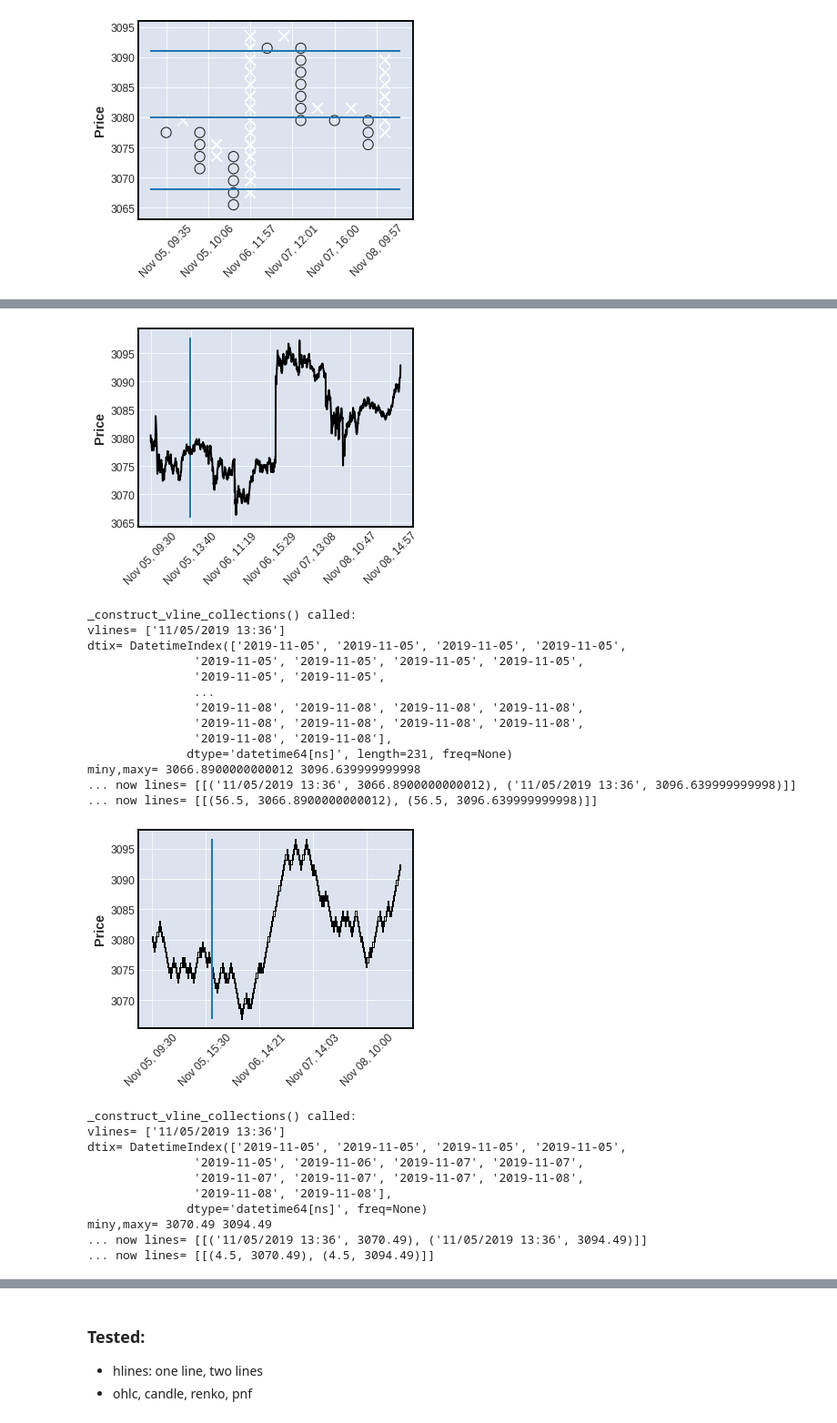
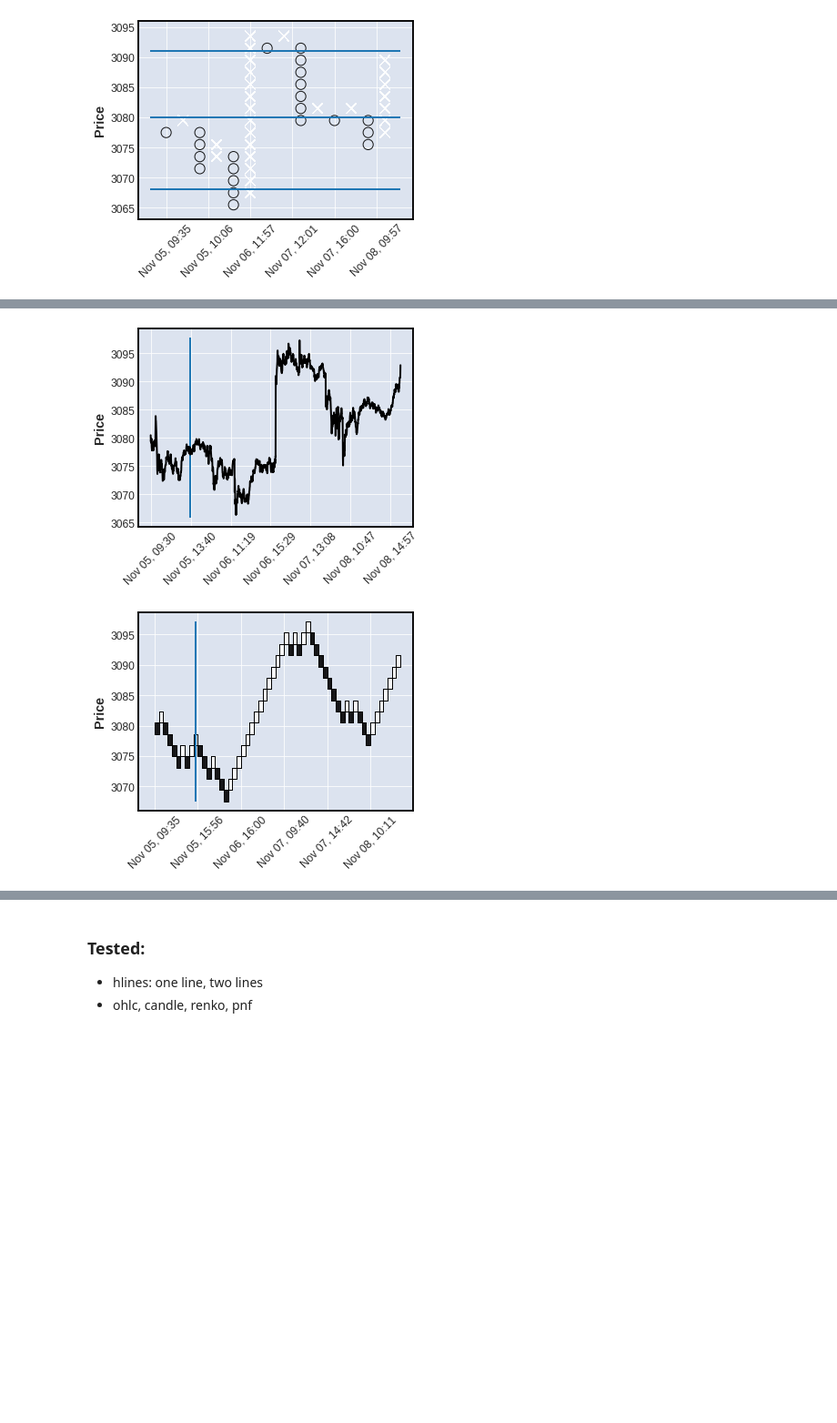
Before and after one commit to matplotlib/mplfinance, a Jupyter notebook: examples/scratch_pad/dev_lines.ipynb, the cells around one changed output, grey strips where cells are left out. Shown at 91% size. Drawn from its saved outputs; the diff is of its cells as text; code cells hidden in the pictures; blank space fills up the shorter version.

```diff
--- a/examples/scratch_pad/dev_lines.ipynb
+++ b/examples/scratch_pad/dev_lines.ipynb
@@ -488,6 +312,6 @@ minx,maxx= -0.9285714285714286 13.928571428571429
 mpf.plot(idf,type='ohlc',vlines=['11/05/2019 13:36'],figscale=0.75)
 mpf.plot(idf,type='candle',vlines=['11/05/2019 13:36'],figscale=0.75)
 mpf.plot(idf,type='line',vlines=['11/05/2019 13:36'],figscale=0.75)
-mpf.plot(idf,type='renko',vlines=['11/05/2019 13:36'],renko_params=dict(brick_size=0.85),figscale=0.75)
-mpf.plot(idf,type='pnf',vlines=['11/05/2019 13:36'],pointnfig_params=dict(box_size=2),figscale=0.75)
+mpf.plot(idf,type='renko',vlines=['11/05/2019 13:36'],renko_params=dict(brick_size=1.85),figscale=0.75)
+mpf.plot(idf,type='pnf',vlines=['11/05/2019 13:36'],pointnfig_params=dict(box_size=1.85),figscale=0.75)
 # %% [output]
@@ -547,25 +320,2 @@ miny,maxy= 3065.89 3097.77
 [figure]
-_construct_vline_collections() called:
-vlines= ['11/05/2019 13:36']
-dtix= DatetimeIndex(['2019-11-05', '2019-11-05', '2019-11-05', '2019-11-05',
-               '2019-11-05', '2019-11-05', '2019-11-05', '2019-11-05',
-               '2019-11-05', '2019-11-05',
-               ...
-               '2019-11-08', '2019-11-08', '2019-11-08', '2019-11-08',
-               '2019-11-08', '2019-11-08', '2019-11-08', '2019-11-08',
-               '2019-11-08', '2019-11-08'],
-              dtype='datetime64[ns]', length=231, freq=None)
-miny,maxy= 3066.8900000000012 3096.639999999998
-... now lines= [[('11/05/2019 13:36', 3066.8900000000012), ('11/05/2019 13:36', 3096.639999999998)]]
-... now lines= [[(56.5, 3066.8900000000012), (56.5, 3096.639999999998)]]
-[figure, old version]
+[figure, new version]
-_construct_vline_collections() called:
-vlines= ['11/05/2019 13:36']
-dtix= DatetimeIndex(['2019-11-05', '2019-11-05', '2019-11-05', '2019-11-05',
-               '2019-11-05', '2019-11-06', '2019-11-07', '2019-11-07',
-               '2019-11-07', '2019-11-07', '2019-11-07', '2019-11-08',
-               '2019-11-08', '2019-11-08'],
-              dtype='datetime64[ns]', freq=None)
-miny,maxy= 3070.49 3094.49
-... now lines= [[('11/05/2019 13:36', 3070.49), ('11/05/2019 13:36', 3094.49)]]
-... now lines= [[(4.5, 3070.49), (4.5, 3094.49)]]
```
Also changed, not shown: parts of 12 cells of this notebook, 2 other files.
